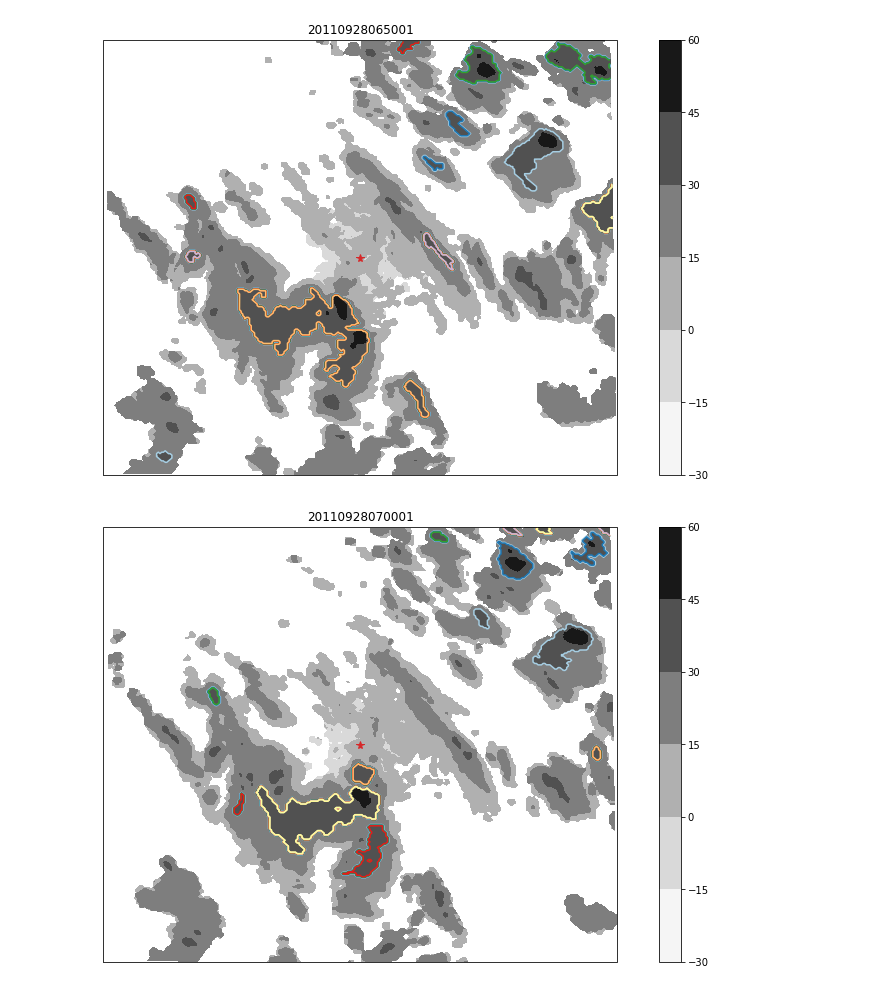
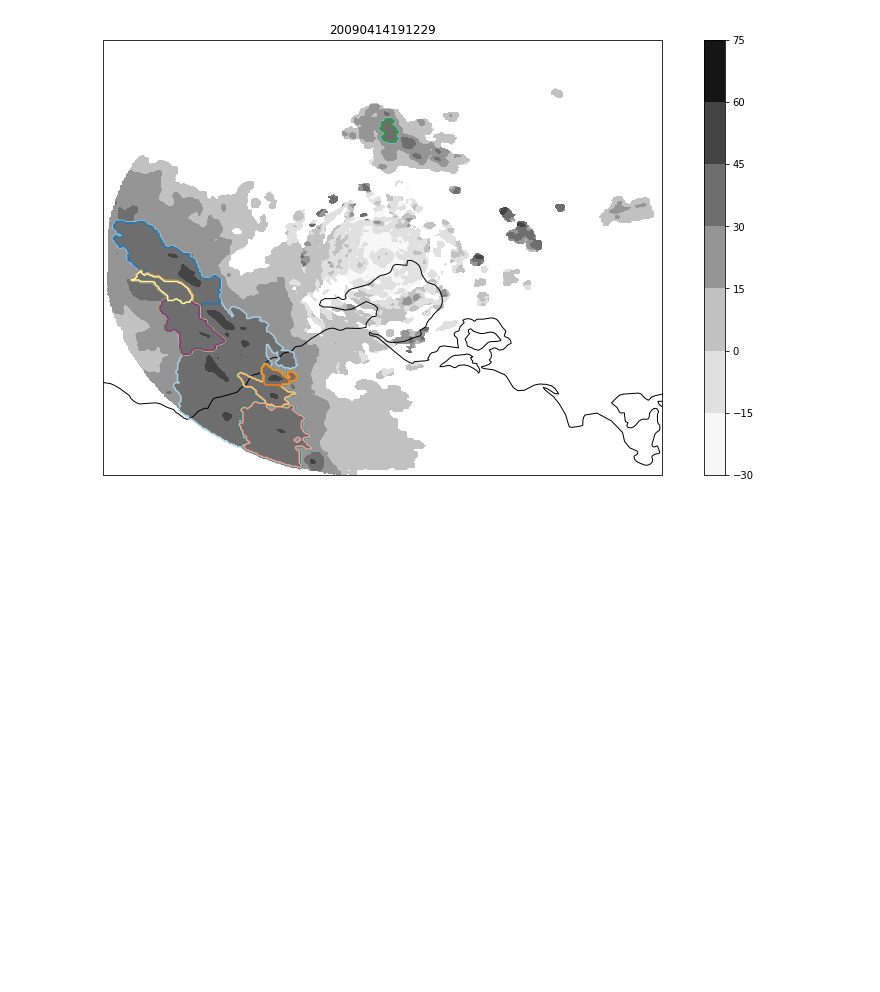
Before and after one commit to andrewbrown31/tint_processing, a Jupyter notebook: object_tracking_output_view.ipynb, the cells around one changed output. Drawn from its saved outputs; the diff is of its cells as text; code cells hidden in the pictures; blank space fills up the shorter version.

```diff
--- a/object_tracking_output_view.ipynb
+++ b/object_tracking_output_view.ipynb
@@ -26,10 +26,10 @@ def reconstruct_grid(f, group_id):
 def unpack_level1b(rid, times):
         #Unzip level1b data between times[0] and times[1], and save to scratch
         assert times[0].year == times[1].year, "Times range must be within calendar year"
-        files = np.array(glob.glob("/g/data/rq0/admin/level_1b_v2/"+rid+"/grid/"+str(times[0].year)+"/*.zip"))
+        files = np.array(glob.glob("/g/data/rq0/level_1b/"+rid+"/grid/"+str(times[0].year)+"/*.zip"))
         if len(files) == 0:
                 print("NO FILES FOUND FOR RID: ")#+rid+" AND TIMES "+times[0]+" "+times[-1])
-        file_dates = np.array([dt.datetime.strptime(f.split("/")[9].split("_")[1], "%Y%m%d") for f in files])
+        file_dates = np.array([dt.datetime.strptime(f.split("/")[8].split("_")[1], "%Y%m%d") for f in files])
         target_files = files[(file_dates >= times[0].replace(hour=0, minute=0, second=0)) & (file_dates <= times[1].replace(hour=0, minute=0,second=0))]
         extract_to = "/scratch/w40/ab4502/tint/"
         for f in target_files:
@@ -70,38 +70,39 @@ def plot_stns(state, stns=False):
     else:
         plt.plot(stn_df.lon, stn_df.lat, marker="*", color="tab:red", linestyle="none", ms=8)
 # %%
-file_id = "27_20110928"
+file_id = "2_20090401_20090430"
 rid = h5py.File("/g/data/eg3/ab4502/TINTobjects/"+file_id+".h5", "r")
 datetimes = np.array([dt.datetime.strptime(t,"%Y%m%d%H%M%S") for t in list(rid.keys())[0:-2]])
-plot_times = [dt.datetime(2011,9,28,6,50), dt.datetime(2011,9,28,7,10)]
-state="sa"
-stns=[16001]
+plot_times = [dt.datetime(2009,4,14,19,11), None]
+delta = dt.timedelta(hours=0.1)
+plot_times[1] = plot_times[0] + delta
+state="nsw"
+stns=[55325]
 
 times = np.array(list(rid.keys()))[0:-2][(datetimes>=plot_times[0]) & (datetimes<=plot_times[1])]
 for t in tqdm.tqdm(times):
     time = t
     out = np.zeros(rid["lat/lat"][:].shape)
     cnt=1
     for uid in list(rid[time].keys()):
         r, x, y = reconstruct_grid(rid,time+"/"+uid)
         out = np.where(r==1, cnt, out)
         cnt=cnt+1
 
     radar = load_radar(file_id.split("_")[0], dt.datetime.strptime(time, "%Y%m%d%H%M%S")).isel({"time":0,"nradar":0}).max("z")
 
     plt.figure(figsize=[15,8])
     ax=plt.axes(projection=ccrs.PlateCarree())
     c=ax.contour(x,y,out,cmap=plt.get_cmap("Paired"))
     ax.coastlines()
     c=ax.contourf(x,y,radar.corrected_reflectivity,cmap=plt.get_cmap("Greys"))#,levels=[0,30],extend="max")
     plt.colorbar(c)
     plt.title(time)
     plt.xlim([x.min(), x.max()])
     plt.ylim([y.min(), y.max()])
 
     plot_stns(state, stns)
 
 rid.close()
 # %% [output]
-[figure, old version]
+[figure, new version]
-[figure, removed]
```
Also changed, not shown: parts of 5 cells of this notebook, 49 other files.
